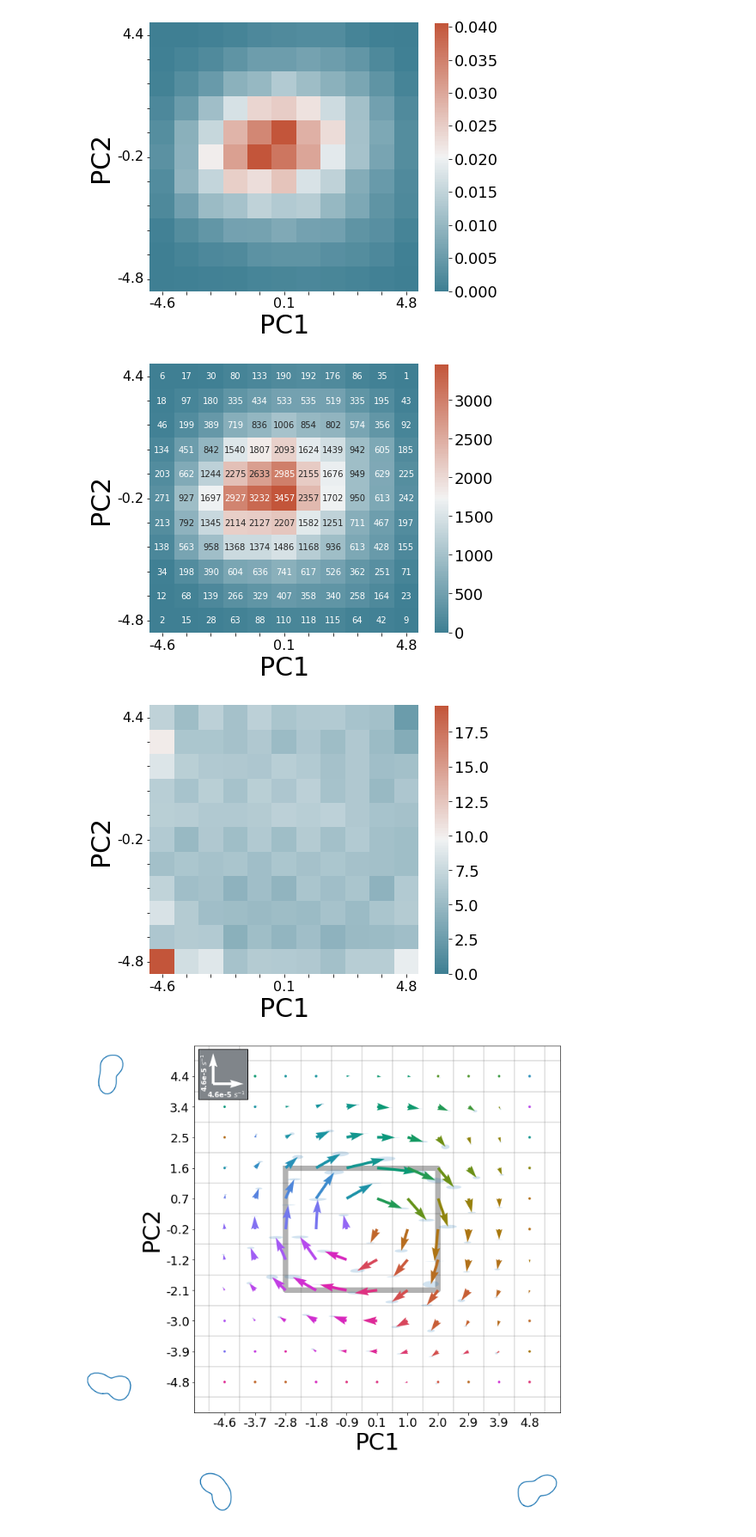
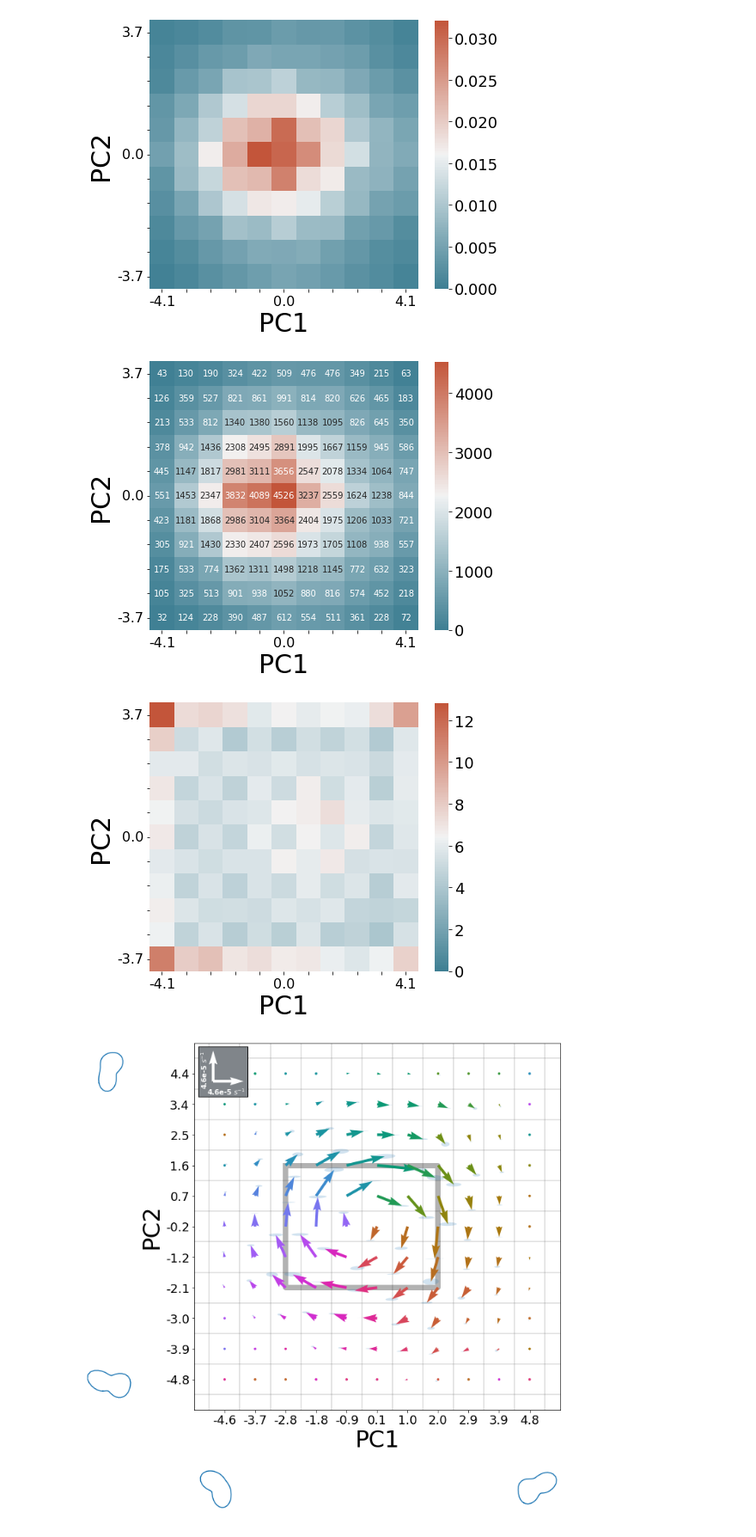
Before and after one commit to looneytunes2/NeutrophilShapeAnalysis, a Jupyter notebook: Notebooks/Confocal Combined PCA ALLDATA Analysis 10-second PC1-PC2 transitions.ipynb, the cells around one changed output. Shown at 86% size. Saved outputs shown, nothing was run; the diff lists cells and outputs as text; code cells hidden in the pictures.

Commit message:
Added stuff to shparam-mod to change rotation to be consistent across time, updated notebooks to reflect the same, also added script notebook folder from yeti

```diff
--- a/Notebooks/Confocal Combined PCA ALLDATA Analysis 10-second PC1-PC2 transitions.ipynb
+++ b/Notebooks/Confocal Combined PCA ALLDATA Analysis 10-second PC1-PC2 transitions.ipynb
@@ -64,20 +64,17 @@ def closest(lst, K):
 
 time_interval = 10 #sec/frame
 
-datadir = 'D:/Aaron/Data/Combined_Confocal_PCA/'
+datadir = 'D:/Aaron/Data/Combined_Confocal_PCA_newrotation/'
 savedir = datadir + 'alldata/'
 if not os.path.exists(savedir):
     os.makedirs(savedir)
 
 TotalFrame = pd.read_csv(datadir + 'Shape_Metrics_transitionPCbins.csv', index_col=0)
 
-nbins = np.max(TotalFrame[[x for x in TotalFrame.columns.to_list() if 'bin' in x]].to_numpy())-1
+nbins = np.max(TotalFrame[[x for x in TotalFrame.columns.to_list() if 'bin' in x]].to_numpy())
 
-#still need to calculate PC bins for later plots
-hist1, PC1bins = np.histogram(TotalFrame.PC1, nbins)
-hist2, PC2bins = np.histogram(TotalFrame.PC2, nbins)
-hist3, PC3bins = np.histogram(TotalFrame.PC3, nbins)
-hist4, PC4bins = np.histogram(TotalFrame.PC4, nbins)
+#open the centers of the binned PCs
+centers = pd.read_csv(datadir+'PC_bin_centers.csv', index_col=0)
 # %%
 ########### interpolate all transitions so that only individual transitions are made ###########
 from CustomFunctions.DetailedBalance import interpolate_2dtrajectory
@@ -171,14 +168,14 @@ else:
 
 from CustomFunctions.DetailedBalance import bootstrap_trajectories
 
-#if a boostrapped data file already exists, load it, otherwise make one
-if os.path.exists(savedir+'alldata_boostrapped_transitions.csv'):
-    alldatabs = pd.read_csv(savedir+'alldata_boostrapped_transitions.csv', index_col=0)
+#if a bootstrapped data file already exists, load it, otherwise make one
+if os.path.exists(savedir+'alldata_bootstrapped_transitions.csv'):
+    alldatabs = pd.read_csv(savedir+'alldata_bootstrapped_transitions.csv', index_col=0)
     avg_cur = alldatabs.groupby(['x','y']).apply(np.mean)
     avg_cur = avg_cur.drop(columns = ['x','y']).reset_index()
     print('Opened bootstrap file')
 else:
-    #set the total boostrap time to the full time of a single video
+    #set the total bootstrap time to the full time of a single video
     ttot = time_interval*TotalFrame.frame.max()
 
     #number of times to bootstrap
@@ -212,11 +209,11 @@ else:
     # del results
     # del allresults
     avg_cur = pd.concat(bslist)
-    avg_cur.to_csv(savedir+'alldata_boostrapped_transitions.csv')
+    avg_cur.to_csv(savedir+'alldata_bootstrapped_transitions.csv')
     avg_cur = avg_cur.groupby(['x','y']).apply(np.mean)
     avg_cur = avg_cur.drop(columns = ['x','y']).reset_index()
 
-    print('Finished boostrapping')
+    print('Finished bootstrapping')
 
 #get current field for this bootstrap realization
 bsfield = []
@@ -269,11 +283,11 @@ ax = sns.heatmap(
     cbar_kws={'shrink': 0.82}
 )
 ax.set_xticklabels(
-    [round((PC1bins[i+1]+x)/2,1) for i,x in enumerate(PC1bins[:-1])],
+    [round(x,1) for x in centers.PC1.to_list()],
     fontsize = 16
 )
 ax.set_yticklabels(
-    [round((PC2bins[i+1]+x)/2,1) for i,x in enumerate(PC2bins[:-1])],
+    [round(x,1) for x in centers.PC2.to_list()],
     rotation=0,
     fontsize = 16
 )
@@ -297,7 +311,7 @@ ax.invert_yaxis()
 
 plt.savefig(savedir + 'PC1_PC2 probability density heatmap.png', bbox_inches='tight')
 # %% [output]
-[figure, old version]
+[figure, new version]
 # %%
 ################ PLOT THE COUNTS OF THE BINS #############
 #calculate the total time observed during the experiment
@@ -330,11 +344,11 @@ ax = sns.heatmap(
     cbar_kws={'shrink': 0.82}
 )
 ax.set_xticklabels(
-    [round((PC1bins[i+1]+x)/2,1) for i,x in enumerate(PC1bins[:-1])],
+    [round(x,1) for x in centers.PC1.to_list()],
     fontsize = 16
 )
 ax.set_yticklabels(
-    [round((PC2bins[i+1]+x)/2,1) for i,x in enumerate(PC2bins[:-1])],
+    [round(x,1) for x in centers.PC2.to_list()],
     rotation=0,
     fontsize = 16
 )
@@ -356,9 +370,9 @@ ax.invert_yaxis()
 # #set title
 # ax.set_title('Probability Density (sec)', fontsize = 22)
 
-plt.savefig(savedir + 'PC1_PC2 probability density heatmap.png', bbox_inches='tight')
+plt.savefig(savedir + 'PC1_PC2 transition count heatmap.png', bbox_inches='tight')
 # %% [output]
-[figure, old version]
+[figure, new version]
 # %%
 ################ heatmap of AVERAGE DWELL TIME #############
 
@@ -385,36 +399,36 @@ ax = sns.heatmap(
     yticklabels = True,
     cbar_kws={'shrink': 0.82}
 )
 ax.set_xticklabels(
-    [round((PC1bins[i+1]+x)/2,1) for i,x in enumerate(PC1bins[:-1])],
+    [round(x,1) for x in centers.PC1.to_list()],
     fontsize = 16
 )
 ax.set_yticklabels(
-    [round((PC2bins[i+1]+x)/2,1) for i,x in enumerate(PC2bins[:-1])],
+    [round(x,1) for x in centers.PC2.to_list()],
     rotation=0,
     fontsize = 16
 )
 #take out all axis labels except the desired ones
 for i, l in enumerate(ax.xaxis.get_ticklabels()):
     if i%5 != 0:
         l.set_visible(False)
 for i, l in enumerate(ax.yaxis.get_ticklabels()):
     if i%5 != 0:
         l.set_visible(False)
 #set axis titles
 ax.set_xlabel('PC1', fontsize = 30)
 ax.set_ylabel('PC2', fontsize = 30)
 # adjust colorbar tick label size
 cbar = ax.collections[0].colorbar
 cbar.ax.set_yticklabels(cbar.ax.get_yticklabels(),fontsize=18)
 #correct axis orientations
 ax.invert_yaxis()
 # #set title
 # ax.set_title('Probability Density (sec)', fontsize = 22)
 
 plt.savefig(savedir + 'PC1_PC2 avg dwell time heatmap.png', bbox_inches='tight')
 # %% [output]
-[figure, old version]
+[figure, new version]
 # %%
 ########## PC1/PC2 transition with error ellipses oriented to PCs ################
 
```
Also changed, not shown: parts of 6 cells of this notebook, 48 other files.
